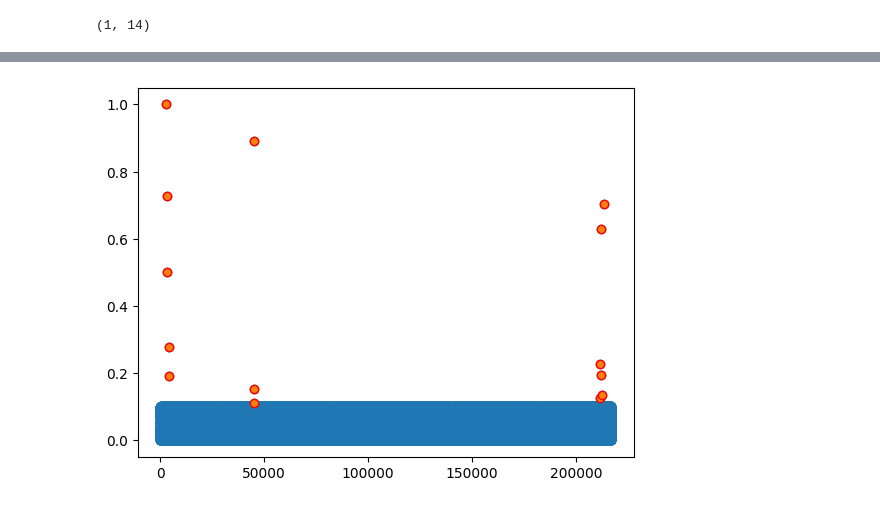
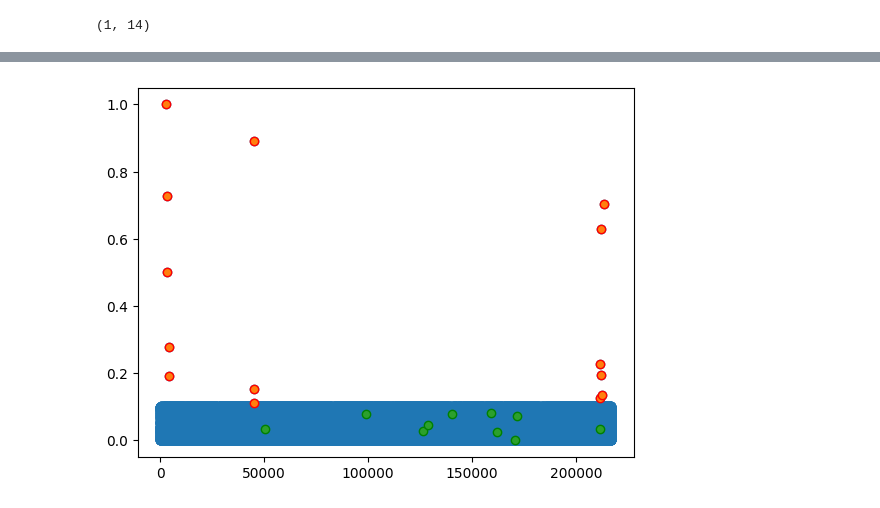
Before and after one commit to k26rahul/ML-Projects-March-2024, a Jupyter notebook: Financial-Anomaly-Data/Financial-Anomaly-Data.ipynb, the cells around one changed output, grey strips where cells are left out. Drawn from its saved outputs; the diff is of its cells as text; code cells hidden in the pictures.

```diff
--- a/Financial-Anomaly-Data/Financial-Anomaly-Data.ipynb
+++ b/Financial-Anomaly-Data/Financial-Anomaly-Data.ipynb
@@ -11,7 +11,9 @@ import matplotlib.pyplot as plt
 # %%
 # plt.interactive(False)
 # %%
-df = pd.read_csv('./Data/financial_anomaly_data.csv')
+# df = pd.read_csv('./Data/financial_anomaly_data.csv')
+df = pd.read_csv('./Data/df_restricted_countries.csv', index_col=0)
+
 df
 # %% [output]
 |  | Timestamp | TransactionID | AccountID | Amount | Merchant | TransactionType | Location |
@@ -800,3 +779,9 @@ array([[1.0, 0.7273913222244555, 0.5000162575174419, 0.19136559826566052,
         0.195673947647525, 0.629405665921041, 0.1346479670314095,
         0.70433346349222]], dtype=object)
 (1, 14)
+# %%
+restricted_countries = ['Iran', 'Iraq', 'Sudan']
+# %%
+restricted_df = df_cleaned[df_cleaned['Location'].isin(restricted_countries)]
+restricted_df
+restricted_df.index
@@ -803,5 +803,6 @@ array([[1.0, 0.7273913222244555, 0.5000162575174419, 0.19136559826566052,
 # %%
 _ = plt.scatter(range(len(df)), df.loc[:, 'Amount'])
 _ = plt.scatter(abnormal_indexes, X[abnormal_indexes, 5], edgecolors="r")
+_ = plt.scatter(restricted_df.index, X[restricted_df.index, 5], edgecolors="g")
 # %% [output]
-[figure, old version]
+[figure, new version]
```
Also changed, not shown: parts of 26 cells of this notebook, 2 other files.
